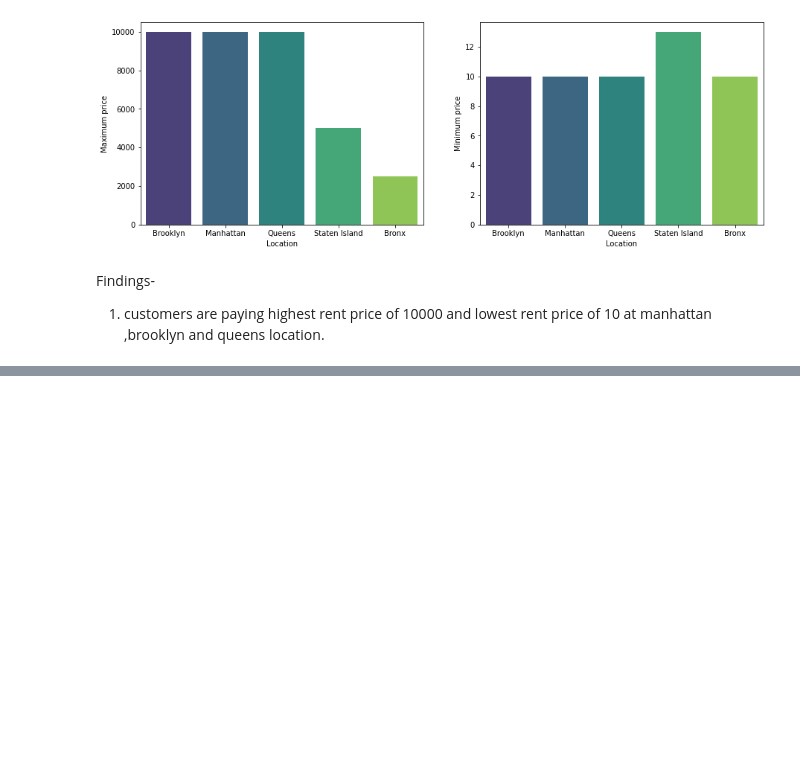
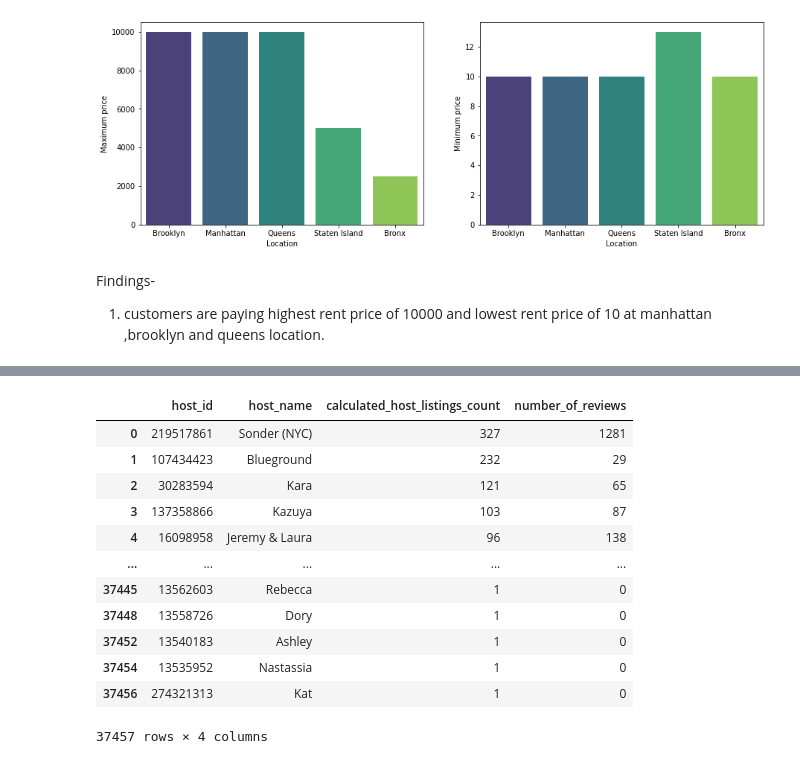
Before and after one commit to pankaj-beldar/Capstone_Project01_Airbnb_Booking_Analysis, a Jupyter notebook: PRB_Indivisual_Nootbook_Airbnb_Booking_Analysis_EDA.ipynb, the cells around one changed output, grey strips where cells are left out. Saved outputs shown, nothing was run; the diff lists cells and outputs as text; code cells hidden in the pictures; blank space fills up the shorter version.

```diff
--- a/PRB_Indivisual_Nootbook_Airbnb_Booking_Analysis_EDA.ipynb
+++ b/PRB_Indivisual_Nootbook_Airbnb_Booking_Analysis_EDA.ipynb
@@ -416,0 +455,17 @@ Findings-
+# %%
+top_host_df= pd.merge(host_based_on_availability_df, host_based_on_review_df, how='inner').sort_values(['calculated_host_listings_count','number_of_reviews'], ascending= False)
+top_host_df
+# %% [output]
+|  | host_id | host_name | calculated_host_listings_count | number_of_reviews |
+| 0 | 219517861 | Sonder (NYC) | 327 | 1281 |
+| 1 | 107434423 | Blueground | 232 | 29 |
+| 2 | 30283594 | Kara | 121 | 65 |
+| 3 | 137358866 | Kazuya | 103 | 87 |
+| 4 | 16098958 | Jeremy & Laura | 96 | 138 |
+| ... | ... | ... | ... | ... |
+| 37445 | 13562603 | Rebecca | 1 | 0 |
+| 37448 | 13558726 | Dory | 1 | 0 |
+| 37452 | 13540183 | Ashley | 1 | 0 |
+| 37454 | 13535952 | Nastassia | 1 | 0 |
+| 37456 | 274321313 | Kat | 1 | 0 |
+37457 rows × 4 columns
```
Also changed, not shown: parts of 9 cells of this notebook.
